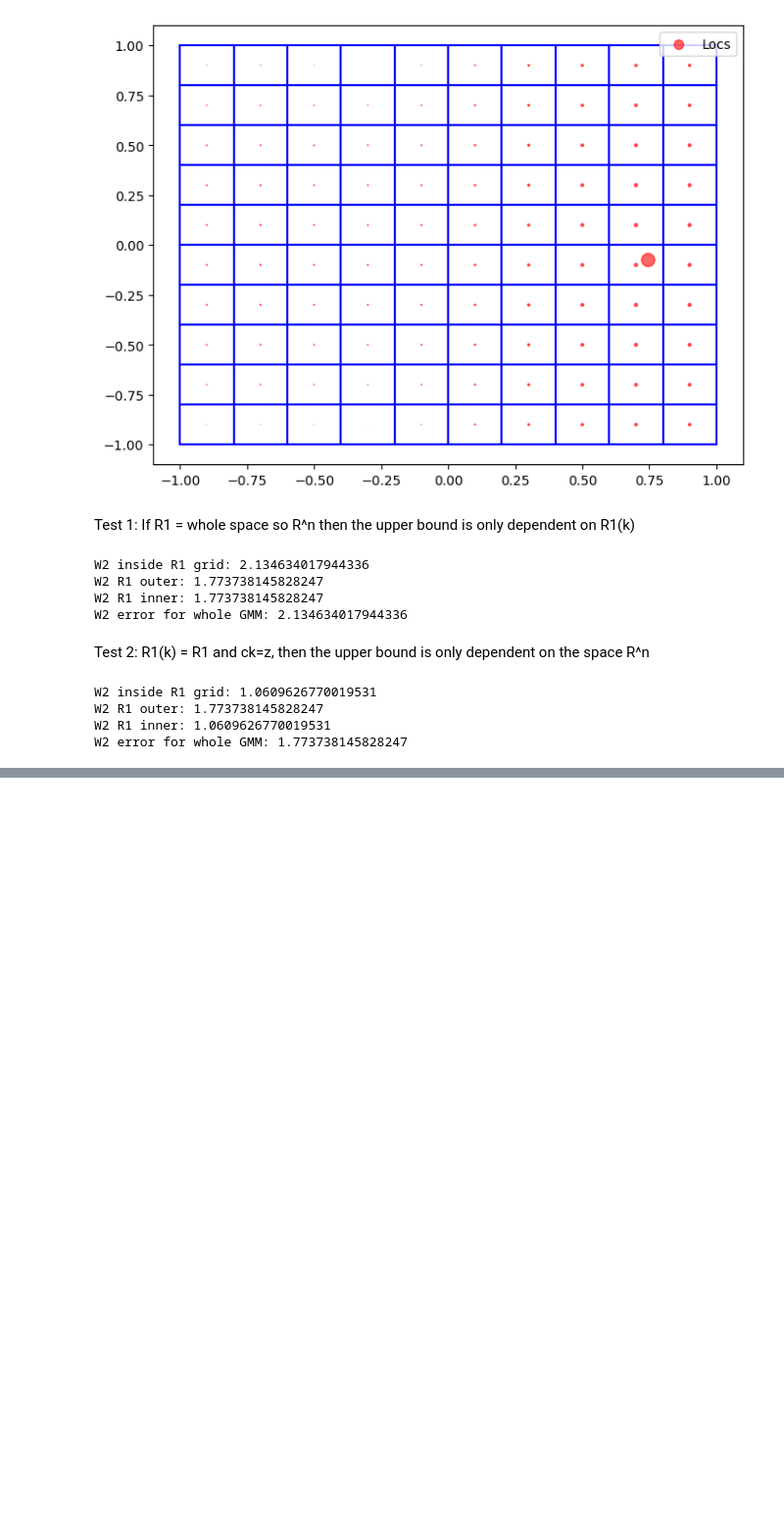
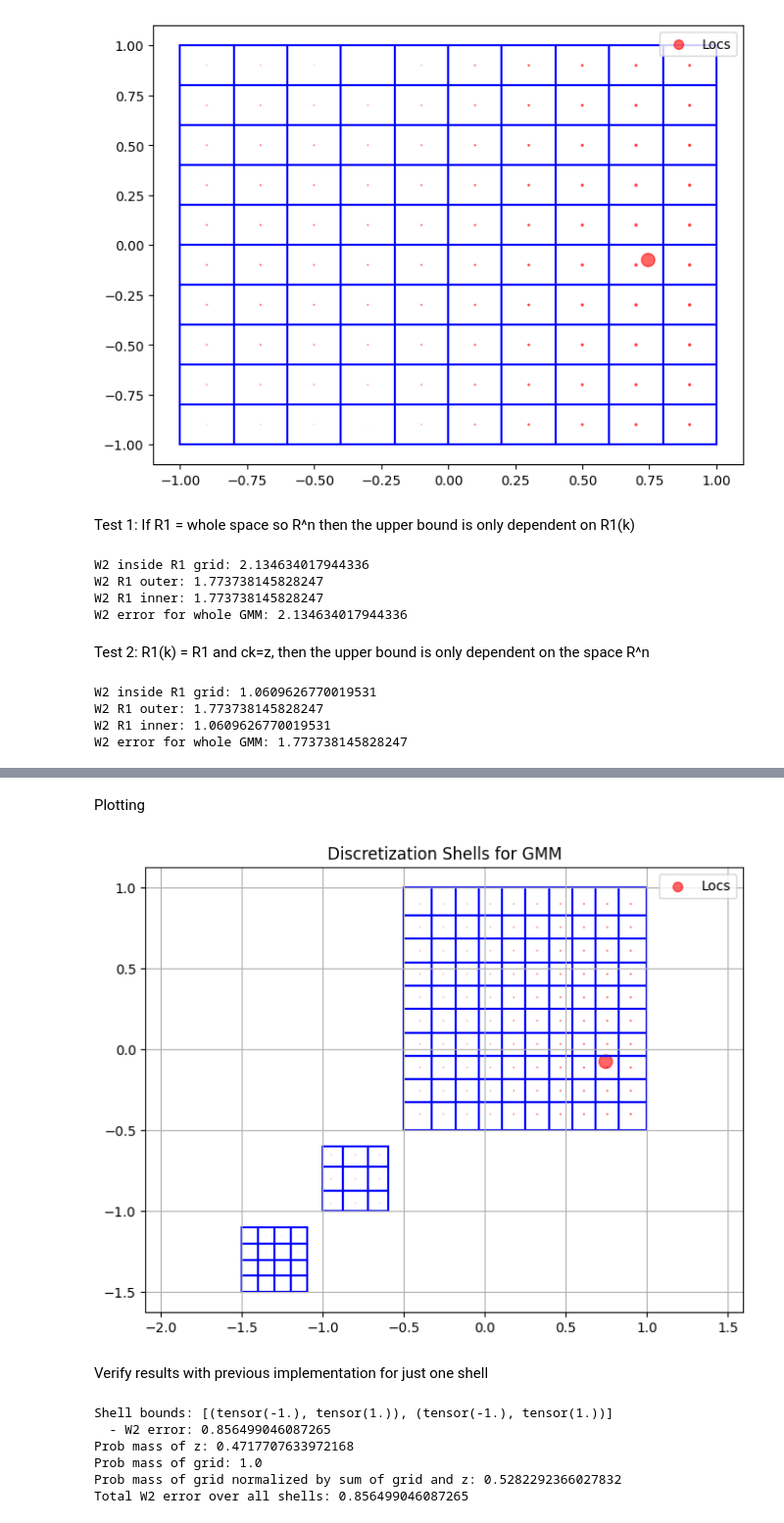
Before and after one commit to elize12345/discretize_distributions, a Jupyter notebook: examples/Shelling.ipynb, the cells around one changed output, grey strips where cells are left out. Shown: that part at 98% size. Saved outputs shown, nothing was run; the diff lists cells and outputs as text; code cells hidden in the pictures; blank space fills up the shorter version.

Commit message:
Multiple shells on GMMs

```diff
--- a/examples/Shelling.ipynb
+++ b/examples/Shelling.ipynb
@@ -494,0 +509,18 @@ Now using multiple shells on the whole GMM1
+# %%
+# multiple shells on one gmm - function
+shell_inputs = [
+    [(torch.tensor(-1.0), torch.tensor(-0.6)), (torch.tensor(-1.0), torch.tensor(-0.6))],
+    [(torch.tensor(-0.5), torch.tensor(1.0)), (torch.tensor(-0.5), torch.tensor(1.0))],
+    [(torch.tensor(-1.5), torch.tensor(-1.1)), (torch.tensor(-1.5), torch.tensor(-1.1))]
+]
+resolutions = [(3, 3), (10, 10), (4, 4)]
+padding = [0.05, 0.1, 0.05]
+
+probs_all, locs_all, total_w2, all_R1_grids = quantization_gmm_shells(
+    gmm=gmm,
+    z=z,
+    shell_inputs=shell_inputs,
+    resolutions=resolutions,
+    paddings=padding)
+
+print(f"Total W2 error over all shells: {total_w2}")
@@ -494,0 +544,55 @@ Now using multiple shells on the whole GMM1
+# %% [markdown]
+Plotting
+# %%
+s = (probs_all - probs_all.min()) / (probs_all.max() - probs_all.min()) * 100
+plt.figure(figsize=(8, 6))
+ax = plt.gca()
+ax.scatter(locs_all[:, 0], locs_all[:, 1], label='Locs', s=s, color='red', alpha=0.6)  # locs
+cmap = plt.cm.get_cmap('tab10')
+for idx, R1 in enumerate(all_R1_grids):
+    core_lower_vertices_per_dim = R1.lower_vertices_per_dim
+    core_upper_vertices_per_dim = R1.upper_vertices_per_dim
+    for i in range(len(core_lower_vertices_per_dim[0])):
+        for j in range(len(core_lower_vertices_per_dim[1])):
+            x0 = core_lower_vertices_per_dim[0][i].item()
+            x1 = core_upper_vertices_per_dim[0][i].item()
+            y0 = core_lower_vertices_per_dim[1][j].item()
+            y1 = core_upper_vertices_per_dim[1][j].item()
+            rect = patches.Rectangle(
+                (x0, y0),
+                x1 - x0,
+                y1 - y0,
+                edgecolor='blue',
+                facecolor='none',
+                linewidth=1.5,
+                linestyle='-'
+            )
+            ax.add_patch(rect)
+plt.title("Discretization Shells for GMM")
+plt.legend()
+plt.grid(True)
+plt.axis("equal")
+plt.show()
+# %% [output]
+[figure, added]
+# %% [markdown]
+Verify results with previous implementation for just one shell
+# %%
+shell_inputs = [[(torch.tensor(-1.0), torch.tensor(1.0)), (torch.tensor(-1.0), torch.tensor(1.0))]]
+resolutions = [(10, 10)]
+paddings = [0.1]
+probs_all, locs_all, total_w2, all_R1_grids = quantization_gmm_shells(
+    gmm=gmm,
+    z=z,
+    shell_inputs=shell_inputs,
+    resolutions=resolutions,
+    paddings=paddings)
+
+print(f"Total W2 error over all shells: {total_w2}")
+# %% [output]
+Shell bounds: [(tensor(-1.), tensor(1.)), (tensor(-1.), tensor(1.))]
+  - W2 error: 0.856499046087265
+Prob mass of z: 0.4717707633972168
+Prob mass of grid: 1.0
+Prob mass of grid normalized by sum of grid and z: 0.5282292366027832
+Total W2 error over all shells: 0.856499046087265
```
Also changed, not shown: parts of 4 cells of this notebook, 1 other file.
